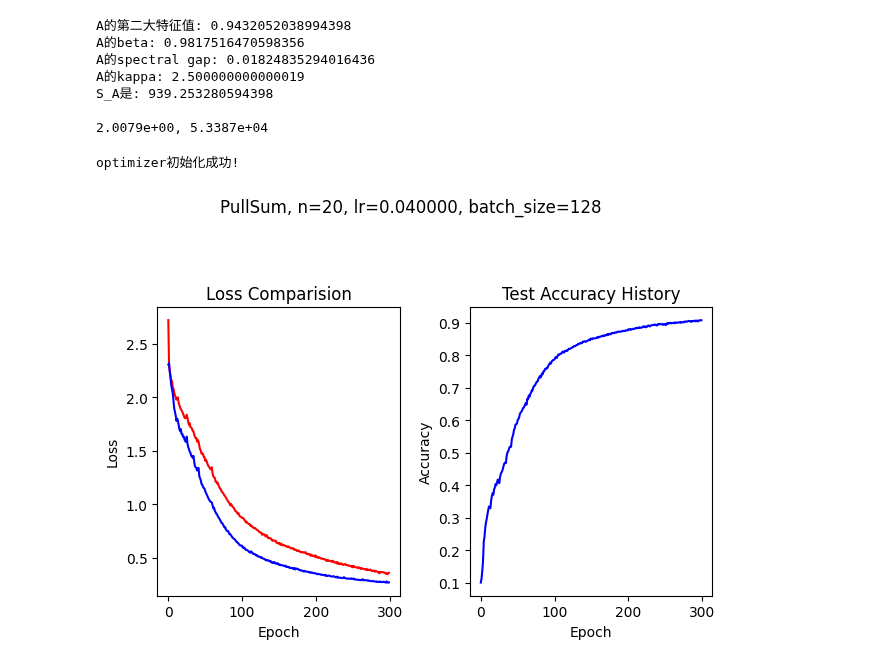
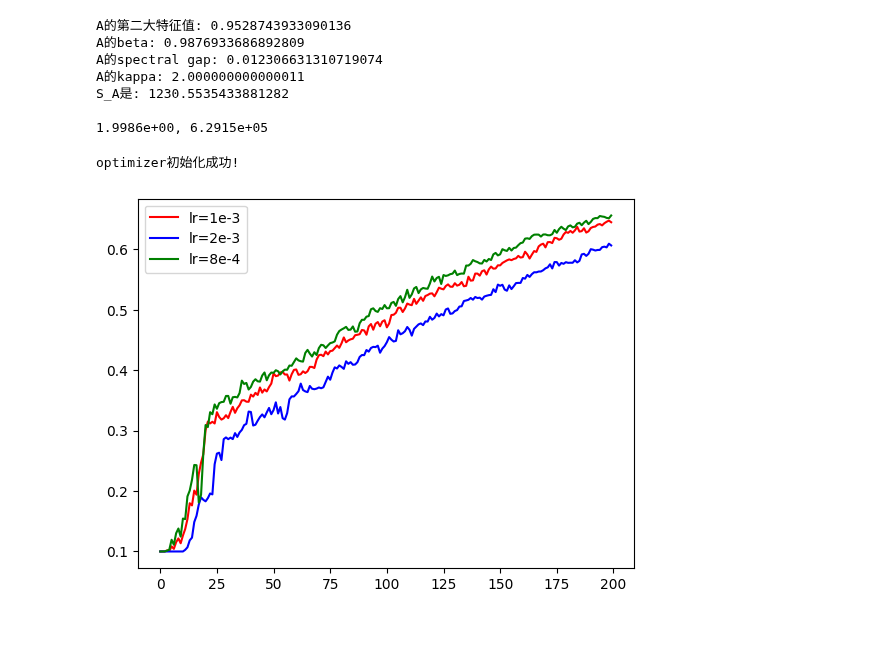
Before and after one commit to Luoxiaogan/PullSum_MNIST, a Jupyter notebook: CIFAR10实验_arxiv/分布式实验/main.ipynb, the cells around one changed output. Cells and saved outputs as stored; diff of their text form; code cells hidden in the pictures; blank space fills up the shorter version.

```diff
--- a/CIFAR10实验_arxiv/分布式实验/main.ipynb
+++ b/CIFAR10实验_arxiv/分布式实验/main.ipynb
@@ -24,7 +24,8 @@ trainloader_list, testloader = distributed_cifar10_dataloaders(
 I = np.eye(n)
 one = np.ones(n)
 R = np.outer(one, one) / n
-A,C=ring2()
+from network_func import di_ring
+A,C=di_ring(n=n)
 B=get_B(A=A,u=2*n,n=n)
 
 """ A, B = R, R """
@@ -32,16 +33,16 @@ show_row(A)
 _, __ = test_row(A)
 print(f"{_:.4e}, {__:.4e}")
 # %% [output]
-A的第二大特征值: 0.9432052038994398
-A的beta: 0.9817516470598356
-A的spectral gap: 0.01824835294016436
-A的kappa: 2.500000000000019
-S_A是: 939.253280594398
+A的第二大特征值: 0.9528743933090136
+A的beta: 0.9876933686892809
+A的spectral gap: 0.012306631310719074
+A的kappa: 2.000000000000011
+S_A是: 1230.5535433881282
 
-2.0079e+00, 5.3387e+04
+1.9986e+00, 6.2915e+05
 # %%
-lr = 1e-3
-epochs = 300
+lr = 9e-4
+epochs = 200
 warm_up = False
 
 train_loss_history, test_loss_history, test_accuracy_history = train_PullSum(
@@ -56,9 +57,23 @@ train_loss_history, test_loss_history, test_accuracy_history = train_PullSum(
     testloader=testloader,
     show_graph=True,
     batch_size=batch_size,
-    csv_root=f"/root/GanLuo/PullSum_MNIST/CIFAR10实验_arxiv/分布式实验/数值实验结果/Ring2, n={n}, lr={lr}, batch_size={batch_size}.csv",
+    csv_root=f"/root/GanLuo/PullSum_MNIST/CIFAR10实验_arxiv/分布式实验/数值实验结果/Ring1, n={n}, lr={lr}, batch_size={batch_size}.csv",
     warm_up=warm_up,
 )
 # %% [output]
 optimizer初始化成功!
-[figure, removed]
+# %%
+import pandas as pd
+import matplotlib.pyplot as plt
+df1=pd.read_csv("/root/GanLuo/PullSum_MNIST/CIFAR10实验_arxiv/分布式实验/数值实验结果/Ring1, n=20, lr=0.001, batch_size=128.csv")
+df2=pd.read_csv("/root/GanLuo/PullSum_MNIST/CIFAR10实验_arxiv/分布式实验/数值实验结果/Ring1, n=20, lr=0.002, batch_size=128.csv")
+df3=pd.read_csv("/root/GanLuo/PullSum_MNIST/CIFAR10实验_arxiv/分布式实验/数值实验结果/Ring1, n=20, lr=0.0008, batch_size=128.csv")
+# %%
+a=200
+plt.plot(df1["Test_Accuracy"][:a],color='r',label='lr=1e-3')
+plt.plot(df2["Test_Accuracy"][:a],color='b',label='lr=2e-3')
+plt.plot(df3["Test_Accuracy"][:a],color='g',label='lr=8e-4')
+plt.legend()
+plt.show()
+# %% [output]
+[figure, added]
```
Also changed, not shown: 5 other files.
